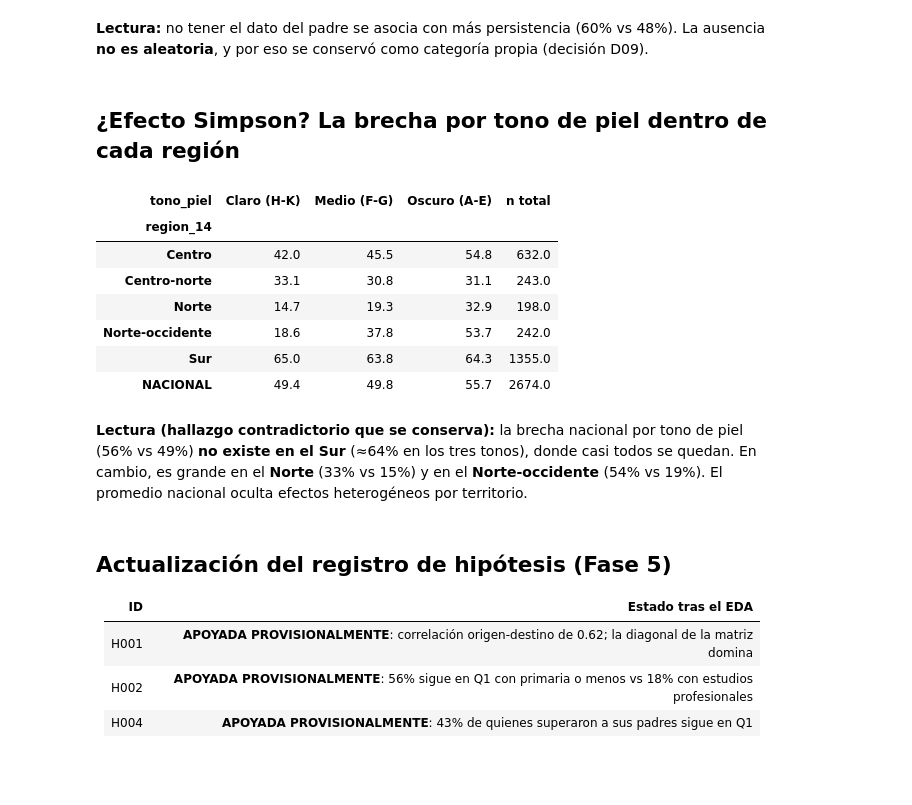
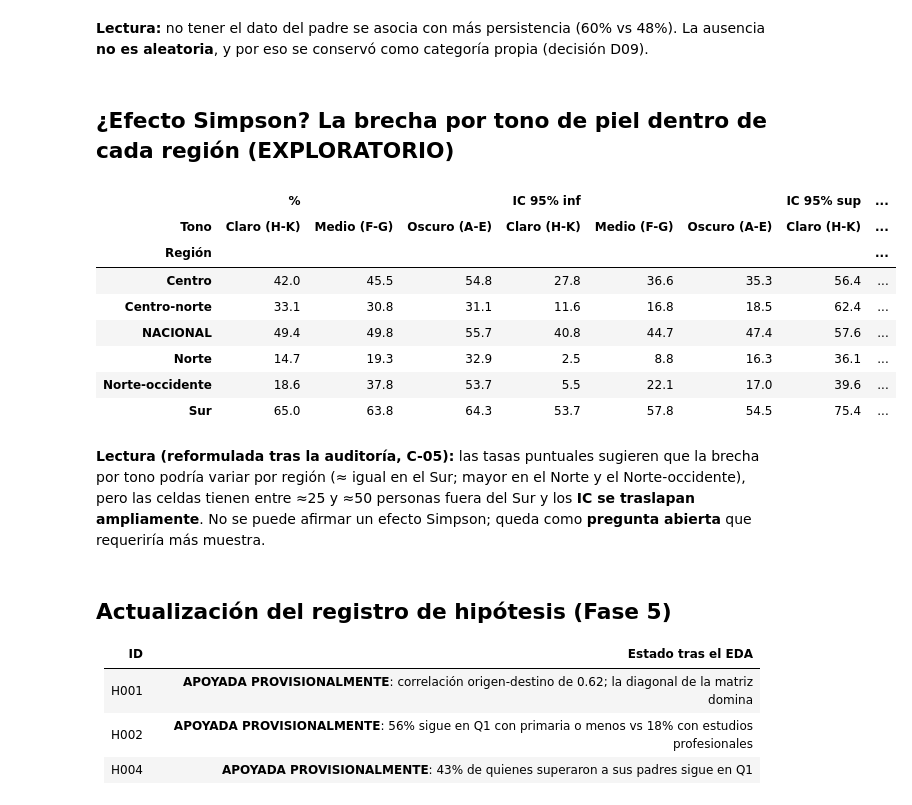
Before and after one commit to xmarihano-pixel/Movilidad-social-, a Jupyter notebook: notebooks/03_eda.ipynb, the cells around one changed output. Drawn from its saved outputs; the diff is of its cells as text; code cells hidden in the pictures; blank space fills up the shorter version.

```diff
--- a/notebooks/03_eda.ipynb
+++ b/notebooks/03_eda.ipynb
@@ -106,20 +132,22 @@ print("% que sigue en Q1 — con dato del padre:", sig[0], "| sin dato del padre
 # %% [markdown]
 **Lectura:** no tener el dato del padre se asocia con más persistencia (60% vs 48%). La ausencia **no es aleatoria**, y por eso se conservó como categoría propia (decisión D09).
 # %% [markdown]
-## ¿Efecto Simpson? La brecha por tono de piel dentro de cada región
+## ¿Efecto Simpson? La brecha por tono de piel dentro de cada región (EXPLORATORIO)
 # %%
-sp = X.simpson_check(df); sp.to_csv(TABLES / "tono_por_region.csv"); display(sp)
+sp = X.simpson_check(df); sp.to_csv(TABLES / "tono_por_region.csv")
+display(sp.pivot_table(index="Región", columns="Tono", values=["%", "IC 95% inf", "IC 95% sup", "n"]).round(1))
 # %% [output]
-| tono_piel | Claro (H-K) | Medio (F-G) | Oscuro (A-E) | n total |
-| region_14 |  |  |  |  |
-| Centro | 42.0 | 45.5 | 54.8 | 632.0 |
-| Centro-norte | 33.1 | 30.8 | 31.1 | 243.0 |
-| Norte | 14.7 | 19.3 | 32.9 | 198.0 |
-| Norte-occidente | 18.6 | 37.8 | 53.7 | 242.0 |
-| Sur | 65.0 | 63.8 | 64.3 | 1355.0 |
-| NACIONAL | 49.4 | 49.8 | 55.7 | 2674.0 |
+|  | % |  |  | IC 95% inf |  |  | IC 95% sup | ... |
+| Tono | Claro (H-K) | Medio (F-G) | Oscuro (A-E) | Claro (H-K) | Medio (F-G) | Oscuro (A-E) | Claro (H-K) | ... |
+| Región |  |  |  |  |  |  |  | ... |
+| Centro | 42.0 | 45.5 | 54.8 | 27.8 | 36.6 | 35.3 | 56.4 | ... |
+| Centro-norte | 33.1 | 30.8 | 31.1 | 11.6 | 16.8 | 18.5 | 62.4 | ... |
+| NACIONAL | 49.4 | 49.8 | 55.7 | 40.8 | 44.7 | 47.4 | 57.6 | ... |
+| Norte | 14.7 | 19.3 | 32.9 | 2.5 | 8.8 | 16.3 | 36.1 | ... |
+| Norte-occidente | 18.6 | 37.8 | 53.7 | 5.5 | 22.1 | 17.0 | 39.6 | ... |
+| Sur | 65.0 | 63.8 | 64.3 | 53.7 | 57.8 | 54.5 | 75.4 | ... |
-# %% [markdown]
-**Lectura (hallazgo contradictorio que se conserva):** la brecha nacional por tono de piel (56% vs 49%) **no existe en el Sur** (≈64% en los tres tonos), donde casi todos se quedan. En cambio, es grande en el **Norte** (33% vs 15%) y en el **Norte-occidente** (54% vs 19%). El promedio nacional oculta efectos heterogéneos por territorio.
+# %% [markdown]
+**Lectura (reformulada tras la auditoría, C-05):** las tasas puntuales sugieren que la brecha por tono podría variar por región (≈ igual en el Sur; mayor en el Norte y el Norte-occidente), pero las celdas tienen entre ≈25 y ≈50 personas fuera del Sur y los **IC se traslapan ampliamente**. No se puede afirmar un efecto Simpson; queda como **pregunta abierta** que requeriría más muestra.
 # %% [markdown]
 ## Actualización del registro de hipótesis (Fase 5)
 | ID | Estado tras el EDA |
```
Also changed, not shown: parts of 11 cells of this notebook, 35 other files.
